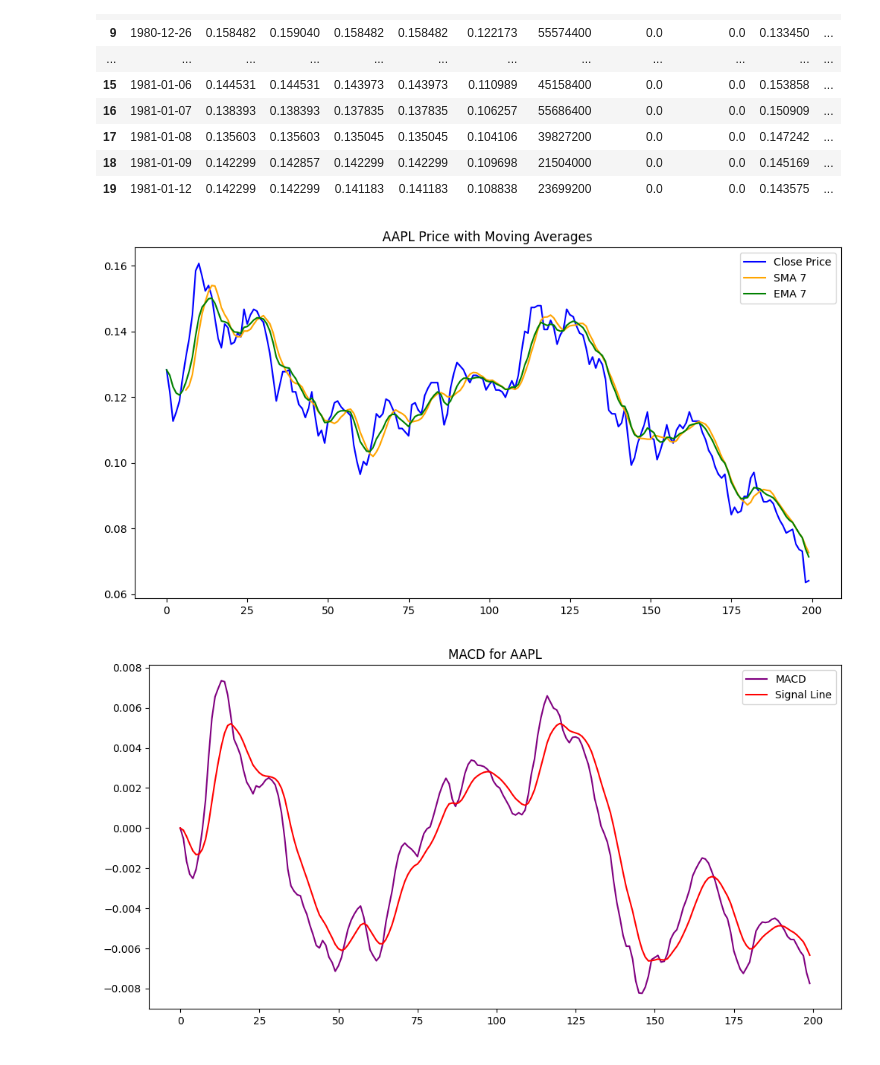
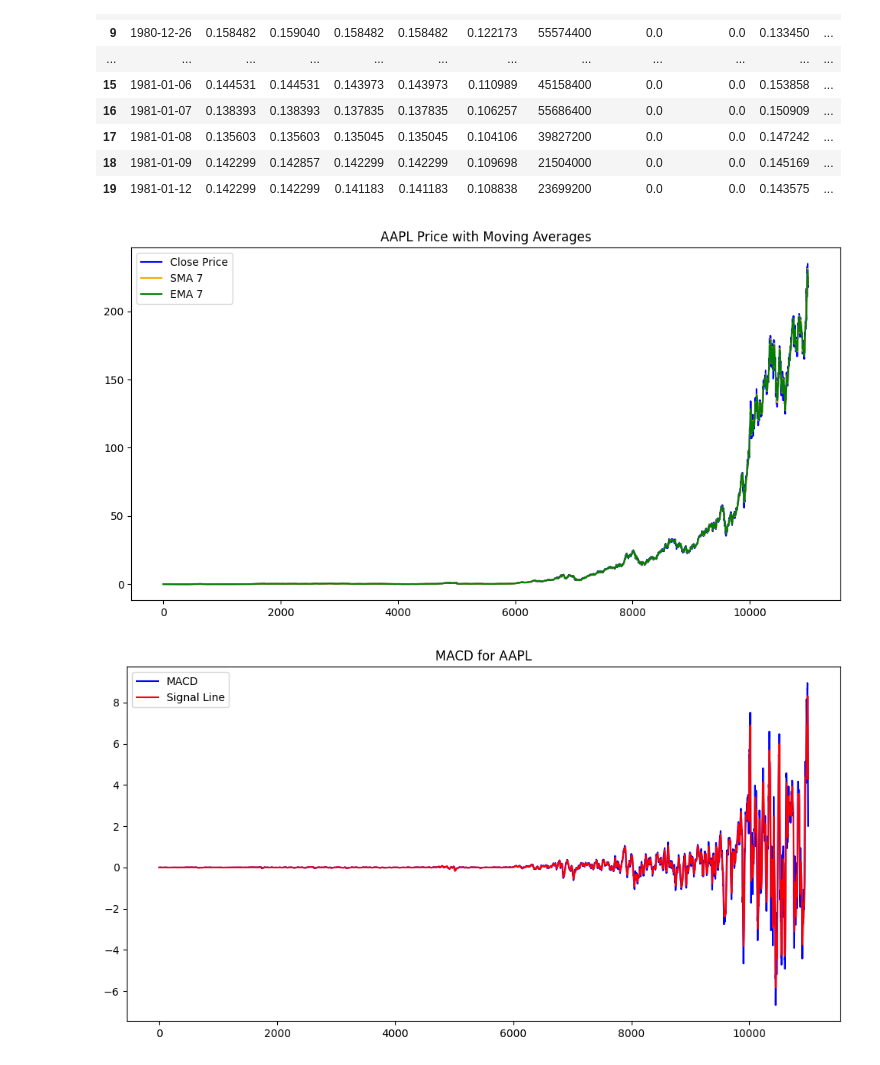
Before and after one commit to betoncloud/KAIM-Week1, a Jupyter notebook: notebooks/quantitative_analysis.ipynb, the cells around one changed output. Cells and saved outputs as stored; diff of their text form; code cells hidden in the pictures.

```diff
--- a/notebooks/quantitative_analysis.ipynb
+++ b/notebooks/quantitative_analysis.ipynb
@@ -7,8 +7,6 @@ sys.path.append("../")
 from scripts.data_loader import load_data
 
 df =load_data("../data/AAPL_historical_data.csv")
-df =df.head(200)
-
 df.head()
 # %% [output]
 |  | Date | Open | High | Low | Close | Adj Close | Volume | Dividends | Stock Splits |
@@ -67,13 +65,13 @@ plt.title("AAPL Price with Moving Averages")
 plt.legend()
 plt.show()
 # %% [output]
-[figure, old version]
+[figure, new version]
 # %%
 plt.figure(figsize=(12, 6))
-plt.plot(df['MACD'], label="MACD", color="purple")
+plt.plot(df['MACD'], label="MACD", color="blue")
 plt.plot(df['Signal'], label="Signal Line", color="red")
 plt.title("MACD for AAPL")
 plt.legend()
 plt.show()
 # %% [output]
-[figure, old version]
+[figure, new version]
```
Also changed, not shown: parts of 6 cells of this notebook, 1 other file.
